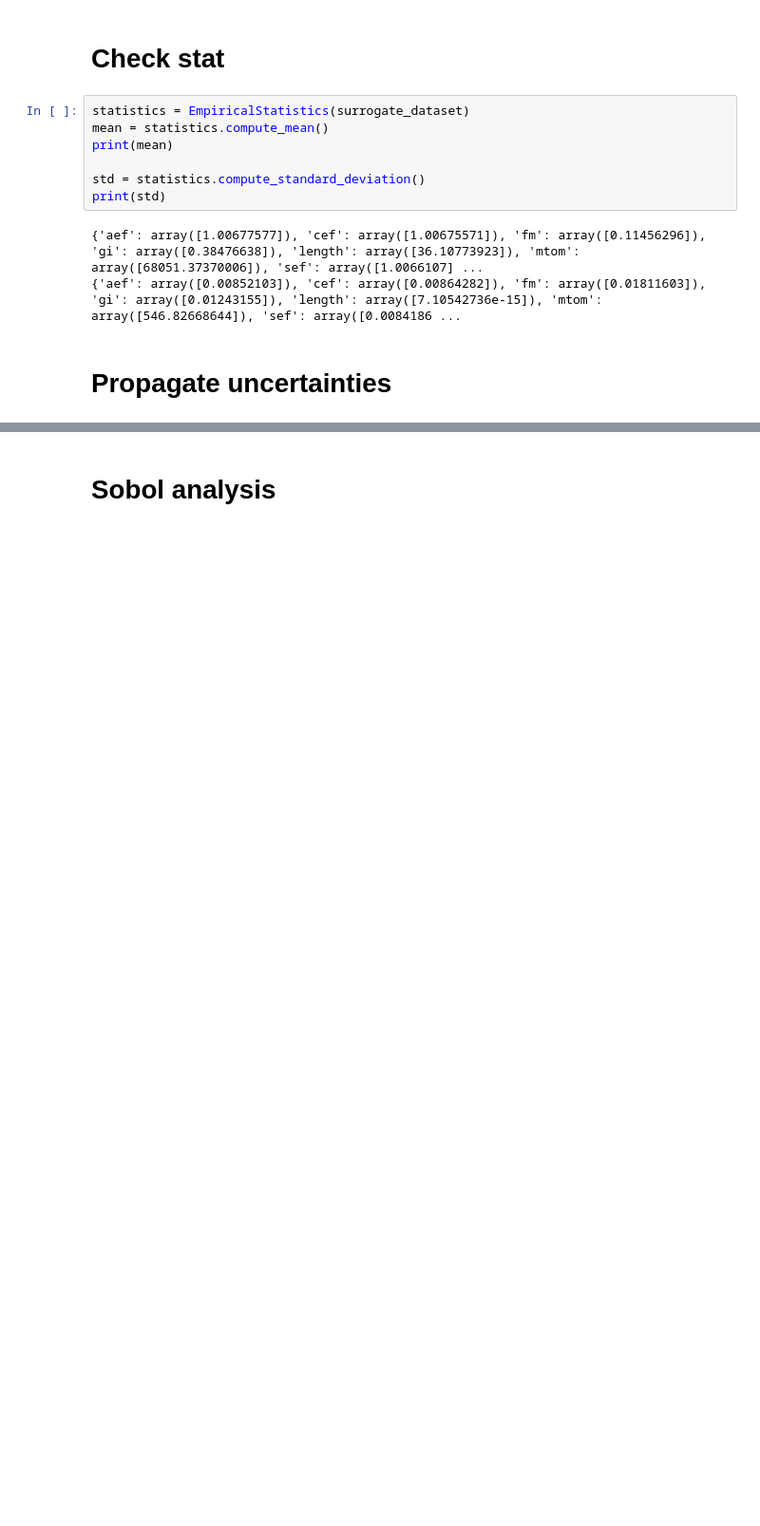
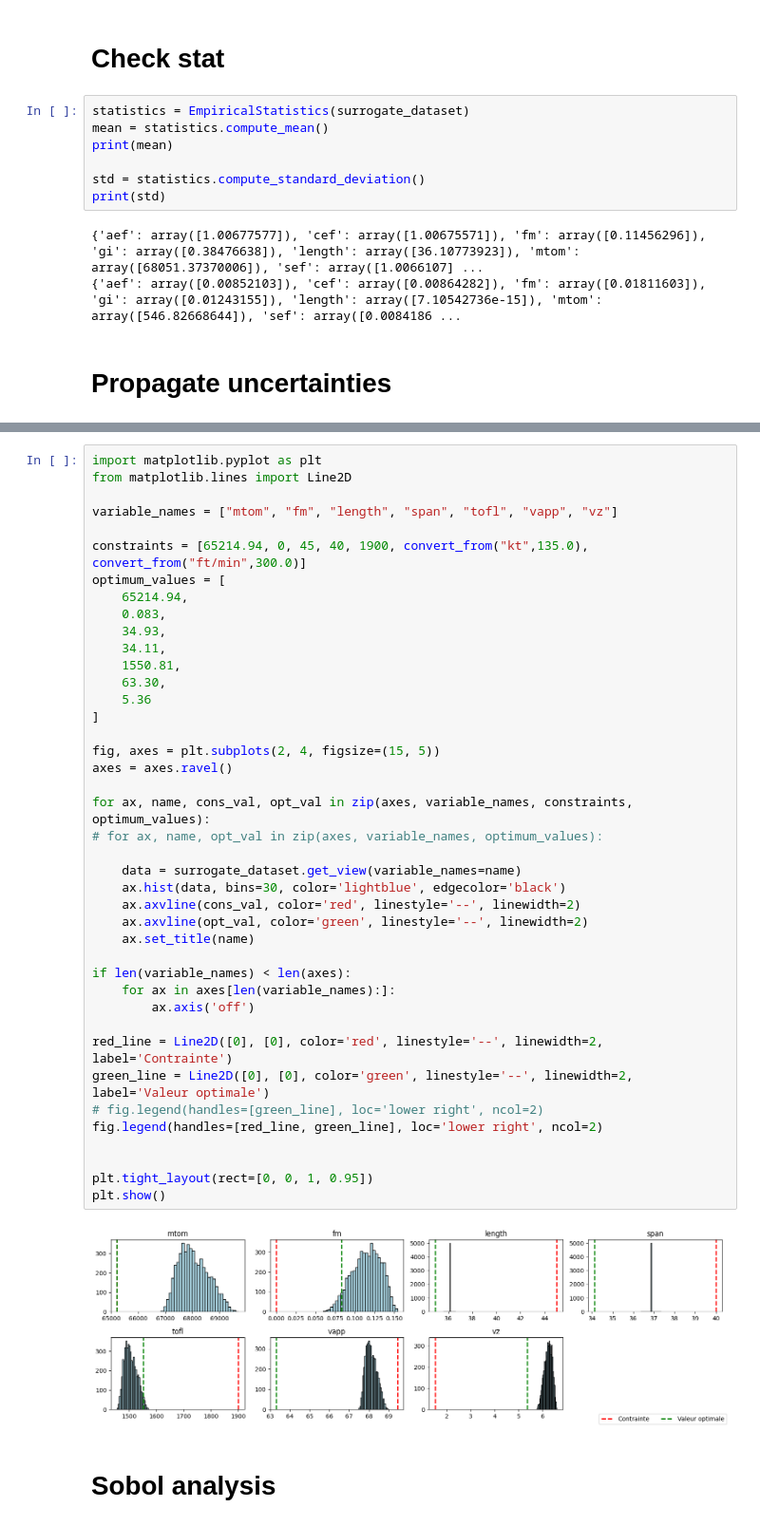
Before and after one commit to hannabkre/lh2pac, a Jupyter notebook: docs/scripts/project/UC2_problem2 .ipynb, the cells around one changed output, grey strips where cells are left out. Shown at 95% size. Saved outputs shown, nothing was run; the diff lists cells and outputs as text; blank space fills up the shorter version.

```diff
--- a/docs/scripts/project/UC2_problem2 .ipynb
+++ b/docs/scripts/project/UC2_problem2 .ipynb
@@ -131,3 +113,46 @@ plt.show()
+# %%
+import matplotlib.pyplot as plt
+from matplotlib.lines import Line2D
+
+variable_names = ["mtom", "fm", "length", "span", "tofl", "vapp", "vz"]
+
+constraints = [65214.94, 0, 45, 40, 1900, convert_from("kt",135.0), convert_from("ft/min",300.0)]
+optimum_values = [
+    65214.94,
+    0.083,
+    34.93,
+    34.11,
+    1550.81,
+    63.30,
+    5.36
+]
+
+fig, axes = plt.subplots(2, 4, figsize=(15, 5))
+axes = axes.ravel()
+
+for ax, name, cons_val, opt_val in zip(axes, variable_names, constraints, optimum_values):
+# for ax, name, opt_val in zip(axes, variable_names, optimum_values):
+
+    data = surrogate_dataset.get_view(variable_names=name)
+    ax.hist(data, bins=30, color='lightblue', edgecolor='black')
+    ax.axvline(cons_val, color='red', linestyle='--', linewidth=2)
+    ax.axvline(opt_val, color='green', linestyle='--', linewidth=2)
+    ax.set_title(name)
+
+if len(variable_names) < len(axes):
+    for ax in axes[len(variable_names):]:
+        ax.axis('off')
+
+red_line = Line2D([0], [0], color='red', linestyle='--', linewidth=2, label='Contrainte')
+green_line = Line2D([0], [0], color='green', linestyle='--', linewidth=2, label='Valeur optimale')
+# fig.legend(handles=[green_line], loc='lower right', ncol=2)
+fig.legend(handles=[red_line, green_line], loc='lower right', ncol=2)
+
+
+plt.tight_layout(rect=[0, 0, 1, 0.95])
+plt.show()
+# %% [output]
+[figure, added]
 # %% [markdown]
 # Sobol analysis
 # %%
```
Also changed, not shown: parts of 9 cells of this notebook, 2 other files.
